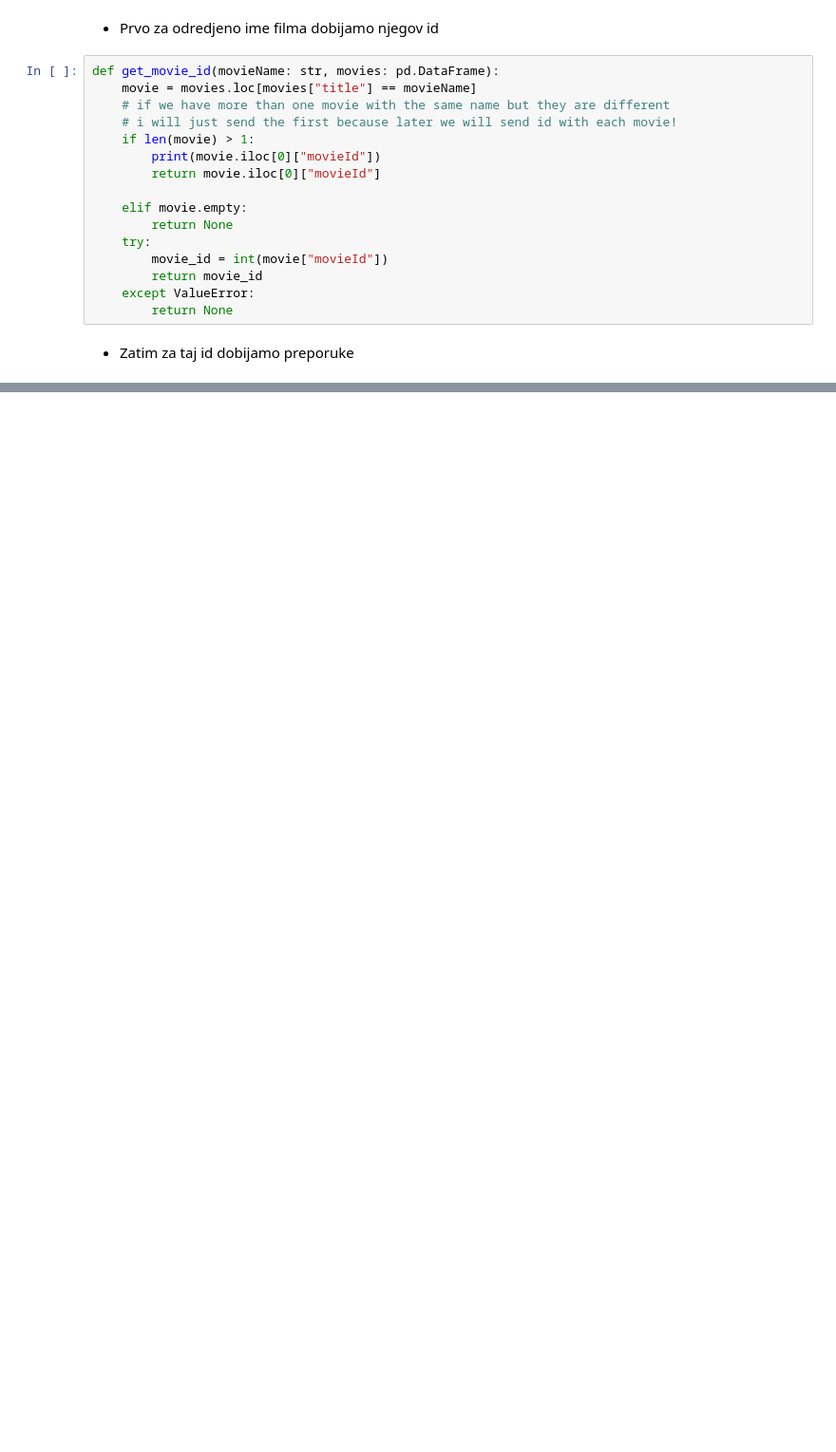
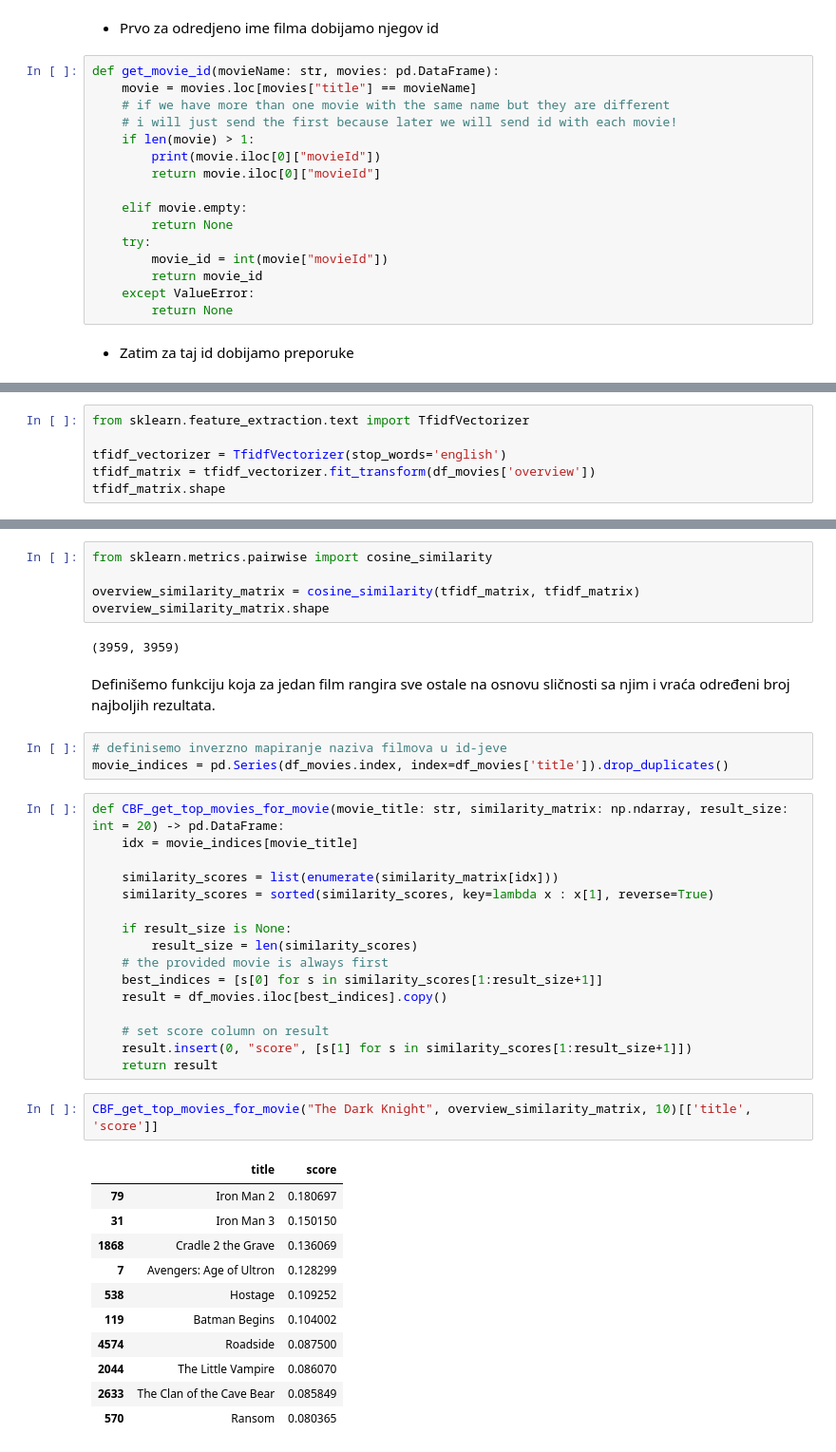
Before and after one commit to milanlazarevic/Recommendation-System, a Jupyter notebook: movieRecommendation.ipynb, the cells around one changed output, grey strips where cells are left out. Shown at 95% size. Cells and saved outputs as stored; diff of their text form; blank space fills up the shorter version.

```diff
--- a/movieRecommendation.ipynb
+++ b/movieRecommendation.ipynb
@@ -399,0 +473,6 @@ RMSE: 0.9833
+# %%
+from sklearn.feature_extraction.text import TfidfVectorizer
+
+tfidf_vectorizer = TfidfVectorizer(stop_words='english')
+tfidf_matrix = tfidf_vectorizer.fit_transform(df_movies['overview'])
+tfidf_matrix.shape
@@ -399,0 +489,42 @@ RMSE: 0.9833
+# %%
+from sklearn.metrics.pairwise import cosine_similarity
+
+overview_similarity_matrix = cosine_similarity(tfidf_matrix, tfidf_matrix)
+overview_similarity_matrix.shape
+# %% [output]
+(3959, 3959)
+# %% [markdown]
+Definišemo funkciju koja za jedan film rangira sve ostale na osnovu sličnosti sa njim i vraća određeni broj najboljih rezultata.
+# %%
+# definisemo inverzno mapiranje naziva filmova u id-jeve
+movie_indices = pd.Series(df_movies.index, index=df_movies['title']).drop_duplicates()
+# %%
+def CBF_get_top_movies_for_movie(movie_title: str, similarity_matrix: np.ndarray, result_size: int = 20) -> pd.DataFrame:
+    idx = movie_indices[movie_title]
+
+    similarity_scores = list(enumerate(similarity_matrix[idx]))
+    similarity_scores = sorted(similarity_scores, key=lambda x : x[1], reverse=True)
+
+    if result_size is None:
+        result_size = len(similarity_scores)
+    # the provided movie is always first
+    best_indices = [s[0] for s in similarity_scores[1:result_size+1]]
+    result = df_movies.iloc[best_indices].copy()
+
+    # set score column on result
+    result.insert(0, "score", [s[1] for s in similarity_scores[1:result_size+1]])
+    return result
+# %%
+CBF_get_top_movies_for_movie("The Dark Knight", overview_similarity_matrix, 10)[['title', 'score']]
+# %% [output]
+|  | title | score |
+| 79 | Iron Man 2 | 0.180697 |
+| 31 | Iron Man 3 | 0.150150 |
+| 1868 | Cradle 2 the Grave | 0.136069 |
+| 7 | Avengers: Age of Ultron | 0.128299 |
+| 538 | Hostage | 0.109252 |
+| 119 | Batman Begins | 0.104002 |
+| 4574 | Roadside | 0.087500 |
+| 2044 | The Little Vampire | 0.086070 |
+| 2633 | The Clan of the Cave Bear | 0.085849 |
+| 570 | Ransom | 0.080365 |
```
Also changed, not shown: parts of 42 cells of this notebook, 5 other files.
